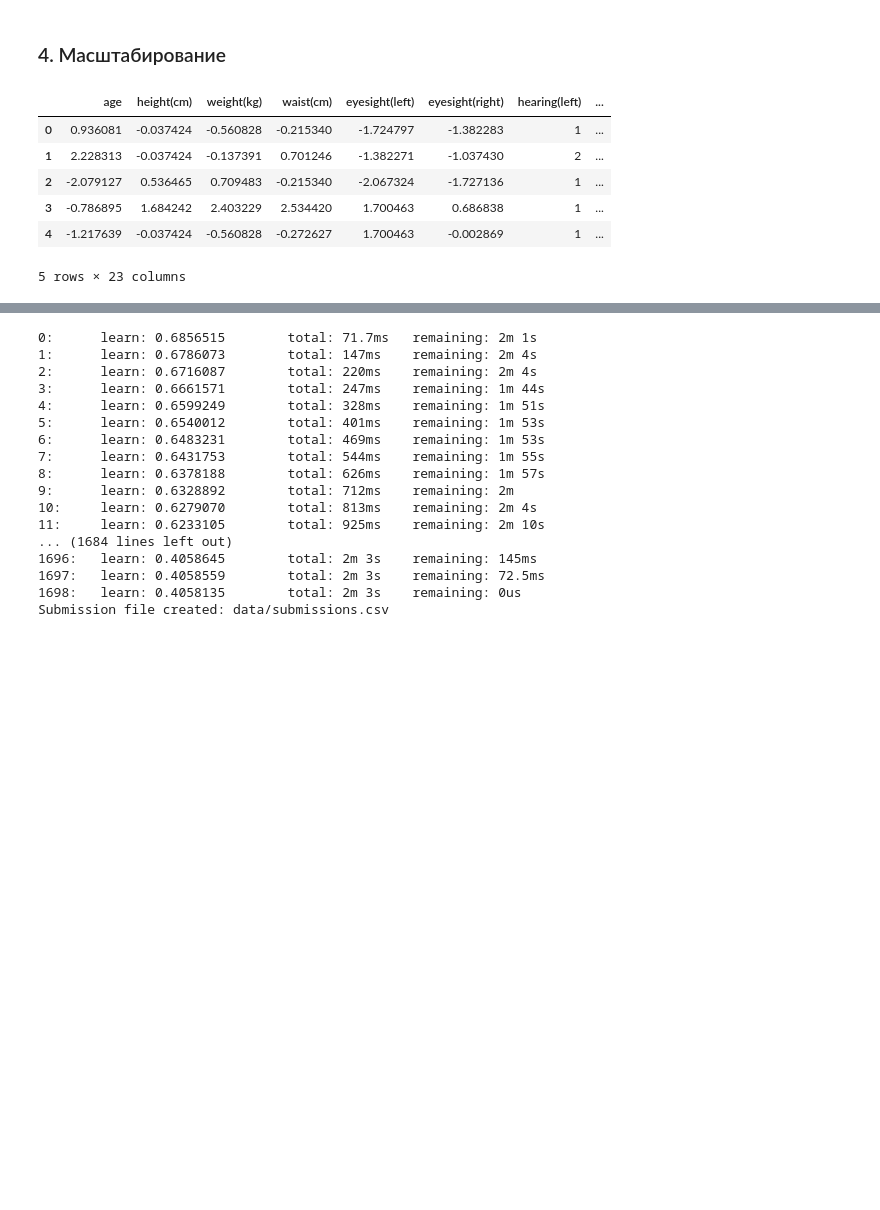
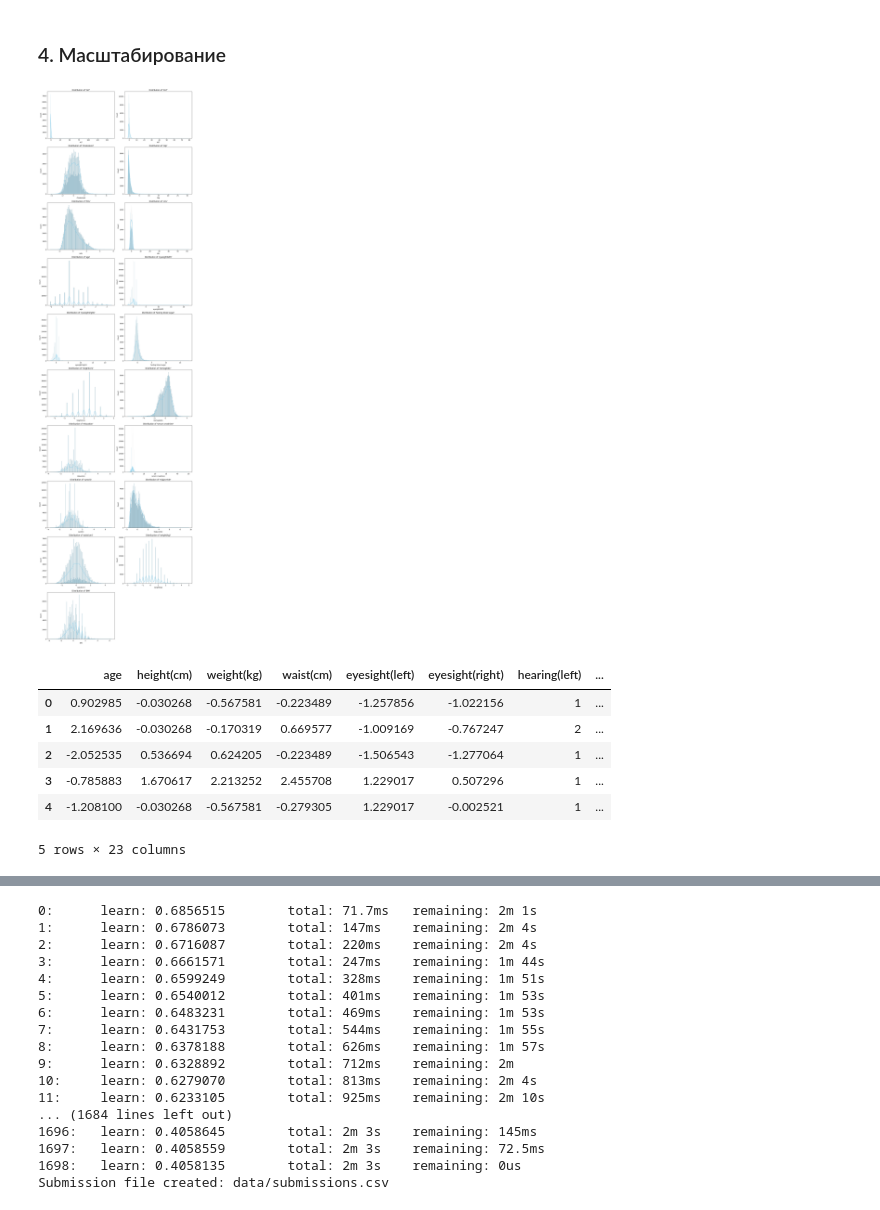
Before and after one commit to sirartem001/SmokingPrediction, a Jupyter notebook: smoking_prediction.ipynb, the cells around one changed output, grey strips where cells are left out. Drawn from its saved outputs; the diff is of its cells as text; code cells hidden in the pictures; blank space fills up the shorter version.

```diff
--- a/smoking_prediction.ipynb
+++ b/smoking_prediction.ipynb
@@ -146,19 +163,40 @@ train_df.head()
 5 rows × 23 columns
 # %% [markdown]
 ### 4. Масштабирование
-# %%
-from sklearn.preprocessing import StandardScaler
-
-scaler = StandardScaler()
-train_df[numeric_cols] = scaler.fit_transform(train_df[numeric_cols])
-test_df[numeric_cols] = scaler.transform(test_df[numeric_cols])
-
-train_df.head()
-# %% [output]
-|  | age | height(cm) | weight(kg) | waist(cm) | eyesight(left) | eyesight(right) | hearing(left) | ... |
-| 0 | 0.936081 | -0.037424 | -0.560828 | -0.215340 | -1.724797 | -1.382283 | 1 | ... |
-| 1 | 2.228313 | -0.037424 | -0.137391 | 0.701246 | -1.382271 | -1.037430 | 2 | ... |
-| 2 | -2.079127 | 0.536465 | 0.709483 | -0.215340 | -2.067324 | -1.727136 | 1 | ... |
-| 3 | -0.786895 | 1.684242 | 2.403229 | 2.534420 | 1.700463 | 0.686838 | 1 | ... |
-| 4 | -1.217639 | -0.037424 | -0.560828 | -0.272627 | 1.700463 | -0.002869 | 1 | ... |
-5 rows × 23 columns
+# %%
+from sklearn.preprocessing import StandardScaler
+
+scaler = StandardScaler()
+train_df[numeric_cols] = scaler.fit_transform(train_df[numeric_cols])
+test_df[numeric_cols] = scaler.transform(test_df[numeric_cols])
+
+def plot_feature_distributions(df, numeric_cols):
+    num_features = len(numeric_cols)
+    rows = (num_features + 1) // 2
+
+    fig, axes = plt.subplots(rows, 2, figsize=(14, 5 * rows))
+    axes = axes.flatten()
+
+    for i, feature in enumerate(numeric_cols):
+        sns.histplot(df[feature], kde=True, ax=axes[i], color="skyblue")
+        axes[i].set_title(f"Distribution of '{feature}'")
+        axes[i].set_xlabel(feature)
+
+    for j in range(i + 1, len(axes)):
+        fig.delaxes(axes[j])
+
+    plt.tight_layout()
+    plt.show()
+
+plot_feature_distributions(train_df, numeric_cols)
+
+train_df.head()
+# %% [output]
+[figure, added]
+|  | age | height(cm) | weight(kg) | waist(cm) | eyesight(left) | eyesight(right) | hearing(left) | ... |
+| 0 | 0.902985 | -0.030268 | -0.567581 | -0.223489 | -1.257856 | -1.022156 | 1 | ... |
+| 1 | 2.169636 | -0.030268 | -0.170319 | 0.669577 | -1.009169 | -0.767247 | 2 | ... |
+| 2 | -2.052535 | 0.536694 | 0.624205 | -0.223489 | -1.506543 | -1.277064 | 1 | ... |
+| 3 | -0.785883 | 1.670617 | 2.213252 | 2.455708 | 1.229017 | 0.507296 | 1 | ... |
+| 4 | -1.208100 | -0.030268 | -0.567581 | -0.279305 | 1.229017 | -0.002521 | 1 | ... |
+5 rows × 23 columns
```
Also changed, not shown: parts of 13 cells of this notebook, 6 other files.
